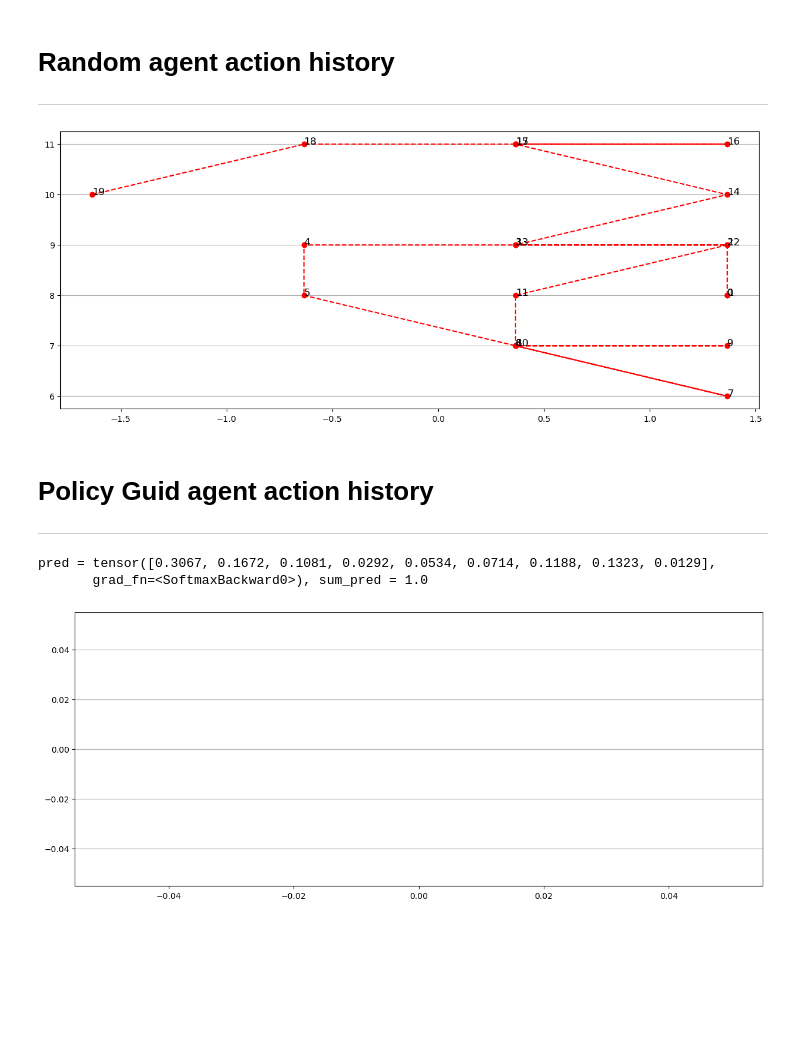
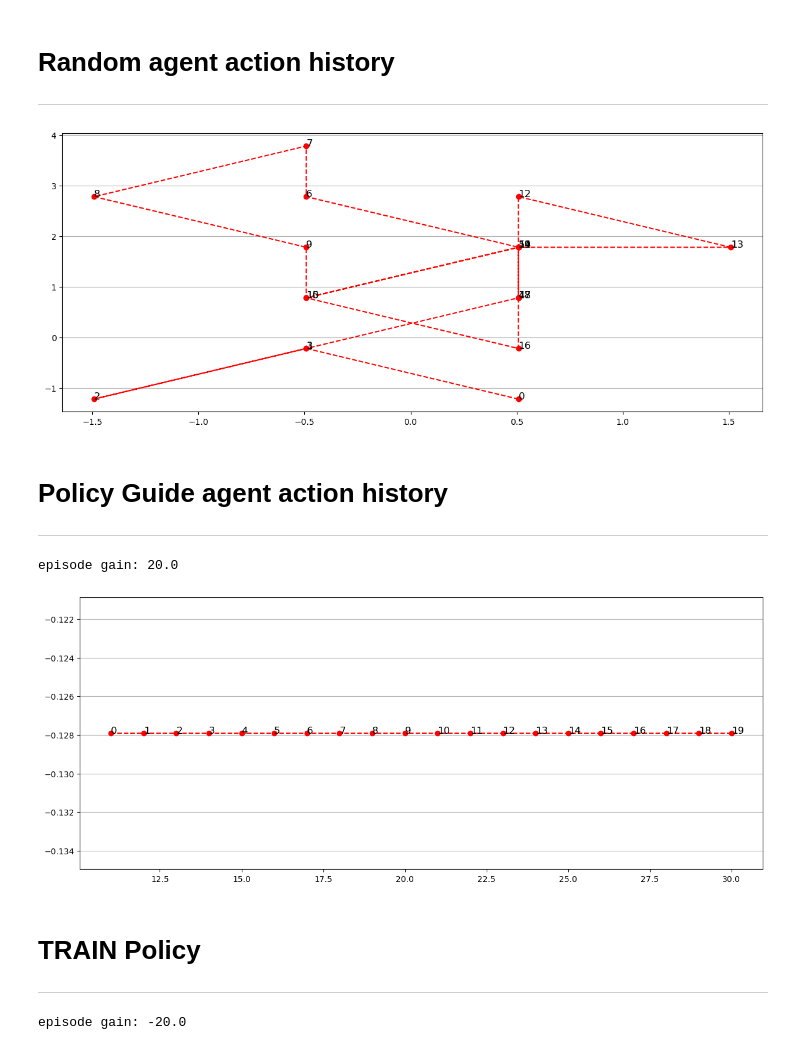
Before and after one commit to Chengbai/rf_agent, a Jupyter notebook: agent.ipynb, the cells around one changed output. Cells and saved outputs as stored; diff of their text form; code cells hidden in the pictures; blank space fills up the shorter version.

Commit message:
Episode take top-k actions

```diff
--- a/agent.ipynb
+++ b/agent.ipynb
@@ -23,16 +24,13 @@ episode = Episode.new()
 # %%
-for step in range(20):
-    action_idx = random.randint(0, len(episode.config.possible_actions) - 1)
-    episode.agent.take_action(
-        action=Action.create_from(config=episode.config, action_idx=action_idx)
-    )
+episode = Episode.new()
+episode.run_steps_by_random(steps=20)
 # %%
 fig = plt.figure(figsize=(15, 6))
 ax = fig.add_subplot(1, 1, 1)
-episode.world.viz(ax=ax, agent=episode.agent, config=episode.config)
+episode.viz(ax=ax)
 plt.show()
 # %% [output]
-[figure, old version]
+[figure, new version]
 # %% [markdown]
-# Policy Guid agent action history
+# Policy Guide agent action history
 ----
@@ -41,18 +37,15 @@ episode = Episode.new()
 # %%
-for step in range(20):
-    pred = episode.policy.forward(torch.tensor(episode.state.to_tensor()))
+episode = Episode.new()
+policy = Policy(config=episode.config)
 
-    print(f"pred = {pred}, sum_pred = {torch.sum(pred)}")
-
-    action_idx = torch.argmax(pred)
-    # agent.take_action(action=Action.create_from(config=config, action_idx=action_idx))
+episode.run_steps_by_policy(steps=20, policy=policy, debug=False)
+print(f"episode gain: {episode.gain()}")
 # %% [output]
-pred = tensor([0.3067, 0.1672, 0.1081, 0.0292, 0.0534, 0.0714, 0.1188, 0.1323, 0.0129],
-       grad_fn=<SoftmaxBackward0>), sum_pred = 1.0
+episode gain: 20.0
 # %%
 fig = plt.figure(figsize=(15, 6))
 ax = fig.add_subplot(1, 1, 1)
-episode.world.viz(ax=ax, agent=episode.agent, config=episode.config)
+episode.viz(ax=ax)
 plt.show()
 # %% [output]
-[figure, old version]
+[figure, new version]
@@ -58,0 +54,12 @@ plt.show()
+# %% [markdown]
+# TRAIN Policy
+----
+# %%
+episode = Episode.new()
+policy = Policy(config=episode.config)
+
+for epoch in range(episode.config.epoches):
+    episode.train(steps=20, policy=policy, debug=False)
+    print(f"episode gain: {episode.gain()}")
+# %% [output]
+episode gain: -20.0
```
Also changed, not shown: parts of 5 cells of this notebook, 8 other files.
